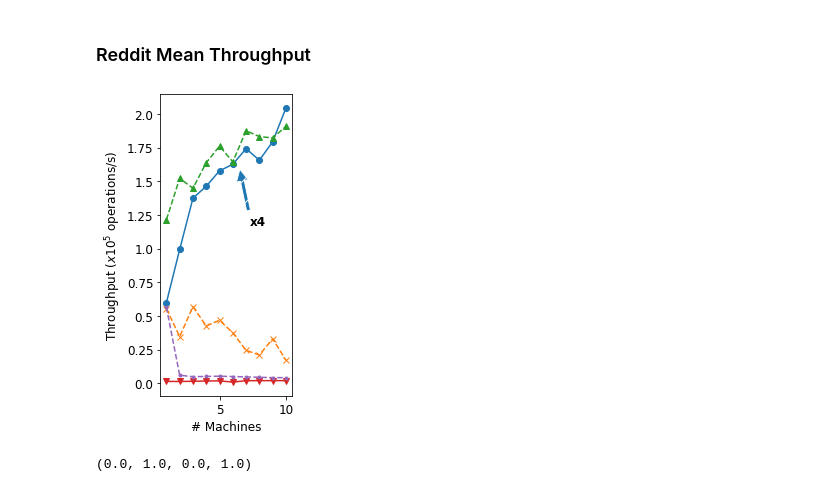
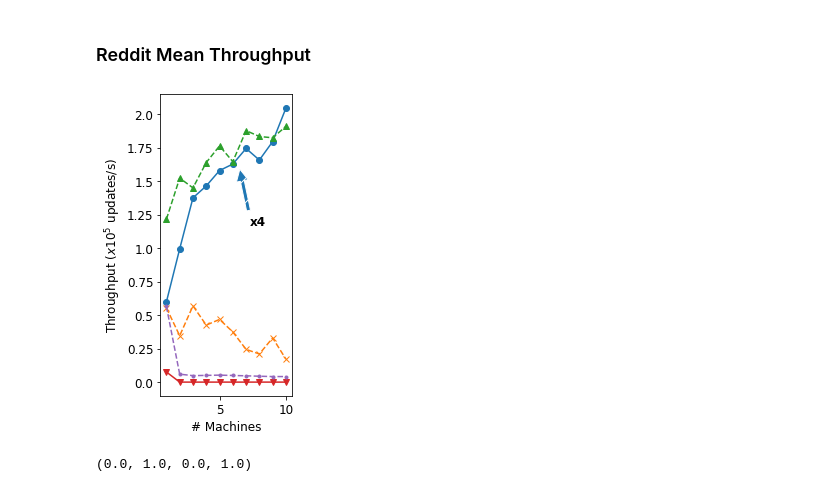
Before and after one commit to Rustam-Warwick/d3-gnn, a Jupyter notebook: helper-scripts/jupyter/Process Flink Metrics.ipynb, the cells around one changed output. Saved outputs shown, nothing was run; the diff lists cells and outputs as text; code cells hidden in the pictures.

```diff
--- a/helper-scripts/jupyter/Process Flink Metrics.ipynb
+++ b/helper-scripts/jupyter/Process Flink Metrics.ipynb
@@ -94,7 +94,7 @@ def get_aggregated_throughput(entry_folder_name="metrics", operator_name="GNN Op
             throughput_dict[parallelism].append(agg_value)
     return throughput_dict
 
-def plot_aggregated_dict(title, inputs, labels, markers, linestyles, colors, fit_degree=None, formatter=yfmt, ylabel="Throughput ($x 10^5$ operations/s)", xlabel="Parallelism", pre_fig=None):
+def plot_aggregated_dict(title, inputs, labels, markers, linestyles, colors, fit_degree=None, formatter=yfmt, ylabel="Throughput ($x 10^5$ updates/s)", xlabel="Parallelism", pre_fig=None):
     x = np.array(sorted(inputs[0].keys()))
     y = list(map(lambda x: np.array([]), inputs))
     lines = list()
@@ -122,7 +122,7 @@ def plot_aggregated_dict(title, inputs, labels, markers, linestyles, colors, fit
     return (fig, ax, lines)
 
 
-def plot_evolution_dict(title, inputs, labels, markers, linestyles, colors, fit_degree=None, formatter=yfmt, ylabel="Throughput ($x 10^5$ operations/s)", xlabel="Parallelism", pre_fig=None):
+def plot_evolution_dict(title, inputs, labels, markers, linestyles, colors, fit_degree=None, formatter=yfmt, ylabel="Throughput ($x 10^5$ updates/s)", xlabel="Parallelism", pre_fig=None):
     fig, ax = plt.subplots() if pre_fig is None else pre_fig
     lines = list()
     for i,x in enumerate(inputs):
@@ -311,17 +336,17 @@ streaming_throughput_mean
 # %%
 streaming_throughput_mean=transform_dict(agg_concat_list(get_aggregated_throughput(entry_folder_name="../../jupyter/metrics/Streaming Metrics HDRF 8/", metric_name="throughput"),agg="mean"), value_fn=lambda x: x/4)
 windowed_throughput_mean=transform_dict(agg_concat_list(get_aggregated_throughput(entry_folder_name="../../jupyter/metrics/Windowed Metrics HDRF 2/", metric_name="throughput"),agg="mean"))
 count_window_throughput_mean = transform_dict(agg_concat_list(get_aggregated_throughput(entry_folder_name="../../jupyter/metrics/CountWindowMetrics/", metric_name="throughput"),agg="mean"))
-fig, ax, lines1 = plot_aggregated_dict(None, [streaming_throughput_mean, windowed_throughput_mean, count_window_throughput_mean, DGL_STREAMING_MEAN_THROUGHPUT, DGL_WINDOWED_MEAN_THROUGHPUT],["D3-GNN Streaming", "D3-GNN Windowed-200ms", "D3-GNN Windowed-2000", "DGL Streaming", "DGL Windowed-2000"], ["o", "x","^", "v", "."], ["-","--","--","-","--"], [None, None, None, None, None], xlabel="# Machines")
+fig, ax, lines1 = plot_aggregated_dict(None, [streaming_throughput_mean, windowed_throughput_mean, count_window_throughput_mean, transform_dict(DGL_STREAMING_MEAN_THROUGHPUT, value_fn=lambda x: x*4), DGL_WINDOWED_MEAN_THROUGHPUT],["D3-GNN Streaming", "D3-GNN Windowed-200ms", "D3-GNN Windowed-2000", "DGL Streaming", "DGL Windowed-2000"], ["o", "x","^", "v", "."], ["-","--","--","-","--"], [None, None, None, None, None], xlabel="# Machines")
 
 ax.annotate('x4', xy=(0.6, 0.76),  xycoords='axes fraction',
             xytext=(0.8, 0.6), textcoords='axes fraction',
             arrowprops=dict(shrink=0.05, edgecolor="white", hatch="/"),
             horizontalalignment='right', verticalalignment='top', fontsize="large", fontweight="bold"
             )
 plt.rcParams["figure.figsize"] = (3,5)
 # %% [output]
-[figure, old version]
+[figure, new version]
 # %%
 fig.savefig("../../jupyter/plots/throughput_mean_reddit_hdrf_8.png")
 # %%
```
Also changed, not shown: parts of 11 cells of this notebook, 11 other files.
